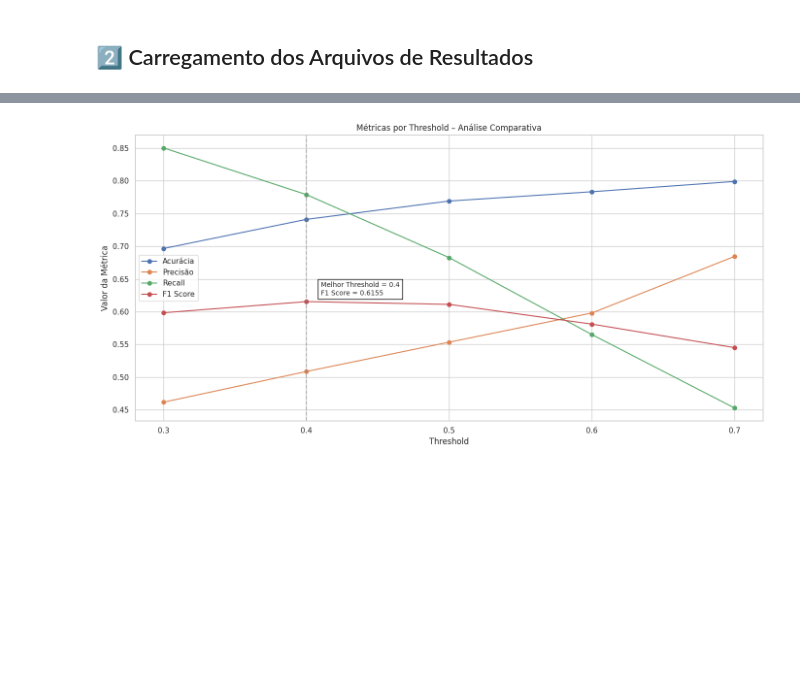
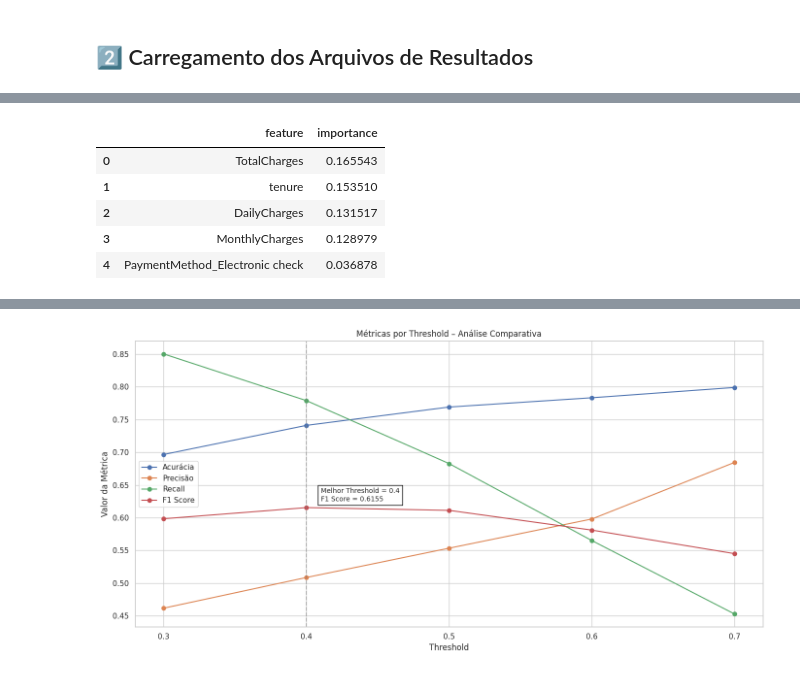
Before and after one commit to moises-rb/Analise_Dados, a Jupyter notebook: Telecom_X_PrevendoChurn/notebooks/04_Conclusao_Comparacao_Modelos_Churn.ipynb, the cells around one changed output, grey strips where cells are left out. Cells and saved outputs as stored; diff of their text form; code cells hidden in the pictures; blank space fills up the shorter version.

```diff
--- a/Telecom_X_PrevendoChurn/notebooks/04_Conclusao_Comparacao_Modelos_Churn.ipynb
+++ b/Telecom_X_PrevendoChurn/notebooks/04_Conclusao_Comparacao_Modelos_Churn.ipynb
@@ -57,0 +59,9 @@ NameError: name 'modelo_final' is not defined
+# %%
+df_feature_importance.head()
+# %% [output]
+|  | feature | importance |
+| 0 | TotalCharges | 0.165543 |
+| 1 | tenure | 0.153510 |
+| 2 | DailyCharges | 0.131517 |
+| 3 | MonthlyCharges | 0.128979 |
+| 4 | PaymentMethod_Electronic check | 0.036878 |
```
Also changed, not shown: parts of 12 cells of this notebook.
